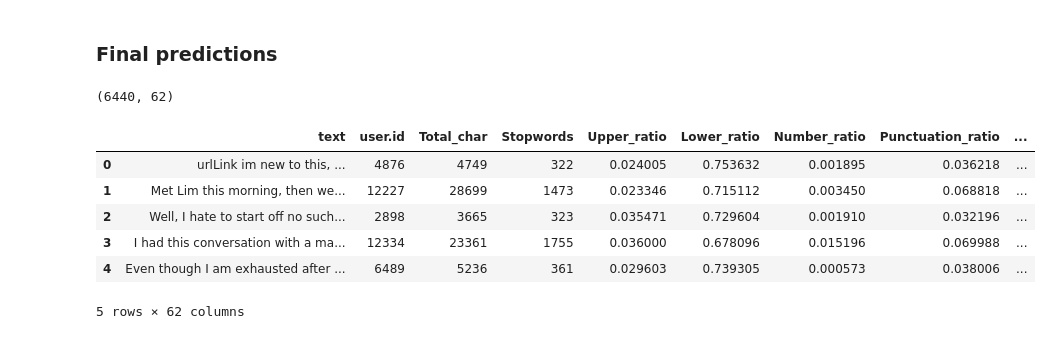
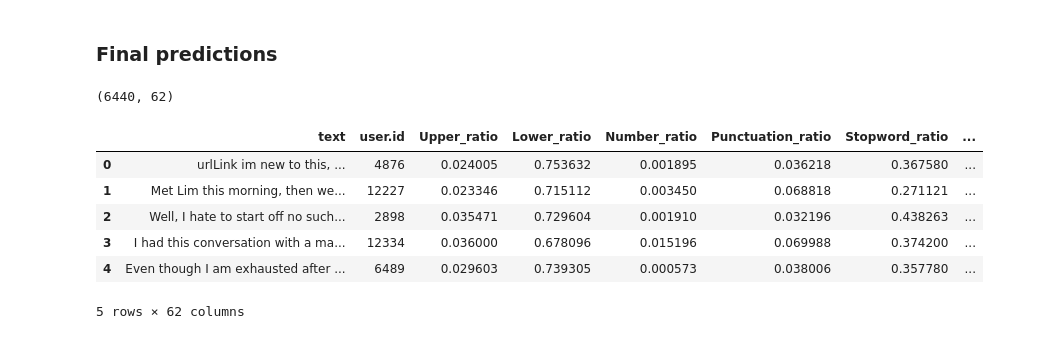
Before and after one commit to momorr317/Blogosphere_text_analytics, a Jupyter notebook: Jing/ntlk.ipynb, the cells around one changed output. Drawn from its saved outputs; the diff is of its cells as text; code cells hidden in the pictures.

```diff
--- a/Jing/ntlk.ipynb
+++ b/Jing/ntlk.ipynb
@@ -58,3 +58,14 @@ train_groupby.head()
 | 2 | 6636 | female | indUnk | 14 | Aries | O= optimist P= pessimist My... |
 | 3 | 3668 | female | Student | 17 | Gemini | http://www.uploadimages.net/i... |
 | 4 | 12196 | male | Non-Profit | 25 | Cancer | i was a weedy child. this wasn't ... |
+# %%
+aaa = test_nodup.groupby(['user.id','gender','topic','sign'],sort=False).agg('count').reset_index()
+aaa.rename(index=str, columns={"text": "count"},inplace=True)
+aaa.drop(['gender','topic','sign'],axis=1,inplace=True)
+print(aaa.shape)
+
+bbb = train_nodup.groupby(['user.id','gender','topic','sign'],sort=False).agg('count').reset_index()
+bbb.rename(index=str, columns={"text": "count"},inplace=True)
+bbb.drop(['gender','topic','sign','age'],axis=1,inplace=True)
+print(bbb.shape)
+bbb.head()
@@ -115,7 +135,13 @@ print("Completed Stopwords")
 Completed Total Characters
 Completed Stopwords
 # %%
-data['Upper_ratio'] = data['Upper']/data['Total_char']
-data['Lower_ratio'] = data['Lower']/data['Total_char']
-data['Number_ratio'] = data['Numeric']/data['Total_char']
-data['Punctuation_ratio'] = data['Punctuation']/data['Total_char']
+data['Total_words'] = data.text.apply(lambda x: len(x.split(" ")))
+print("Completed Total Words")
+
+data['Stopword_ratio'] = data['Stopwords']/data['Total_words']
+#data['Upper_ratio'] = data['Upper']/data['Total_char']
+#data['Lower_ratio'] = data['Lower']/data['Total_char']
+#data['Number_ratio'] = data['Numeric']/data['Total_char']
+#data['Punctuation_ratio'] = data['Punctuation']/data['Total_char']
+
+data.drop(['Stopwords','Total_char','Total_words'],axis=1,inplace=True)
@@ -295,16 +345,17 @@ ENetMd = ENet.fit(data_train_freq.values,data_train['age'])
 # %%
 data_test = data_dummies[ntrain:]
 data_test.drop(['age'], axis=1, inplace=True)
+data_test = pd.merge(data_test, aaa, how='left',on='user.id')
 print(data_test.shape)
 data_test.head()
 # %% [output]
 (6440, 62)
-|  | text | user.id | Total_char | Stopwords | Upper_ratio | Lower_ratio | Number_ratio | Punctuation_ratio | ... |
-| 0 | urlLink im new to this, ... | 4876 | 4749 | 322 | 0.024005 | 0.753632 | 0.001895 | 0.036218 | ... |
-| 1 | Met Lim this morning, then we... | 12227 | 28699 | 1473 | 0.023346 | 0.715112 | 0.003450 | 0.068818 | ... |
-| 2 | Well, I hate to start off no such... | 2898 | 3665 | 323 | 0.035471 | 0.729604 | 0.001910 | 0.032196 | ... |
-| 3 | I had this conversation with a ma... | 12334 | 23361 | 1755 | 0.036000 | 0.678096 | 0.015196 | 0.069988 | ... |
-| 4 | Even though I am exhausted after ... | 6489 | 5236 | 361 | 0.029603 | 0.739305 | 0.000573 | 0.038006 | ... |
+|  | text | user.id | Upper_ratio | Lower_ratio | Number_ratio | Punctuation_ratio | Stopword_ratio | ... |
+| 0 | urlLink im new to this, ... | 4876 | 0.024005 | 0.753632 | 0.001895 | 0.036218 | 0.367580 | ... |
+| 1 | Met Lim this morning, then we... | 12227 | 0.023346 | 0.715112 | 0.003450 | 0.068818 | 0.271121 | ... |
+| 2 | Well, I hate to start off no such... | 2898 | 0.035471 | 0.729604 | 0.001910 | 0.032196 | 0.438263 | ... |
+| 3 | I had this conversation with a ma... | 12334 | 0.036000 | 0.678096 | 0.015196 | 0.069988 | 0.374200 | ... |
+| 4 | Even though I am exhausted after ... | 6489 | 0.029603 | 0.739305 | 0.000573 | 0.038006 | 0.357780 | ... |
 5 rows × 62 columns
 # %%
 postList = data_test['text'].tolist()
```
Also changed, not shown: parts of 17 cells of this notebook, 1 other file.
